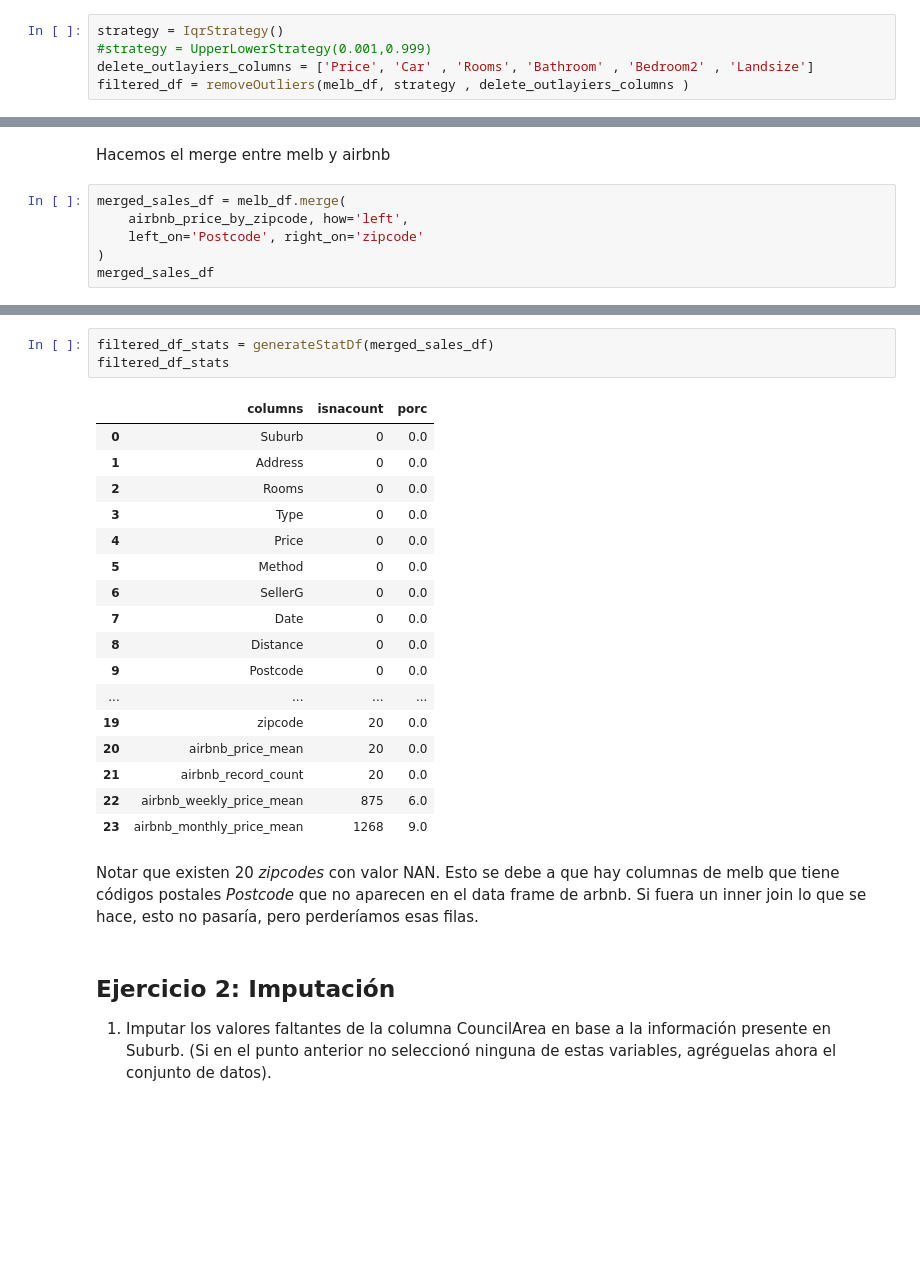
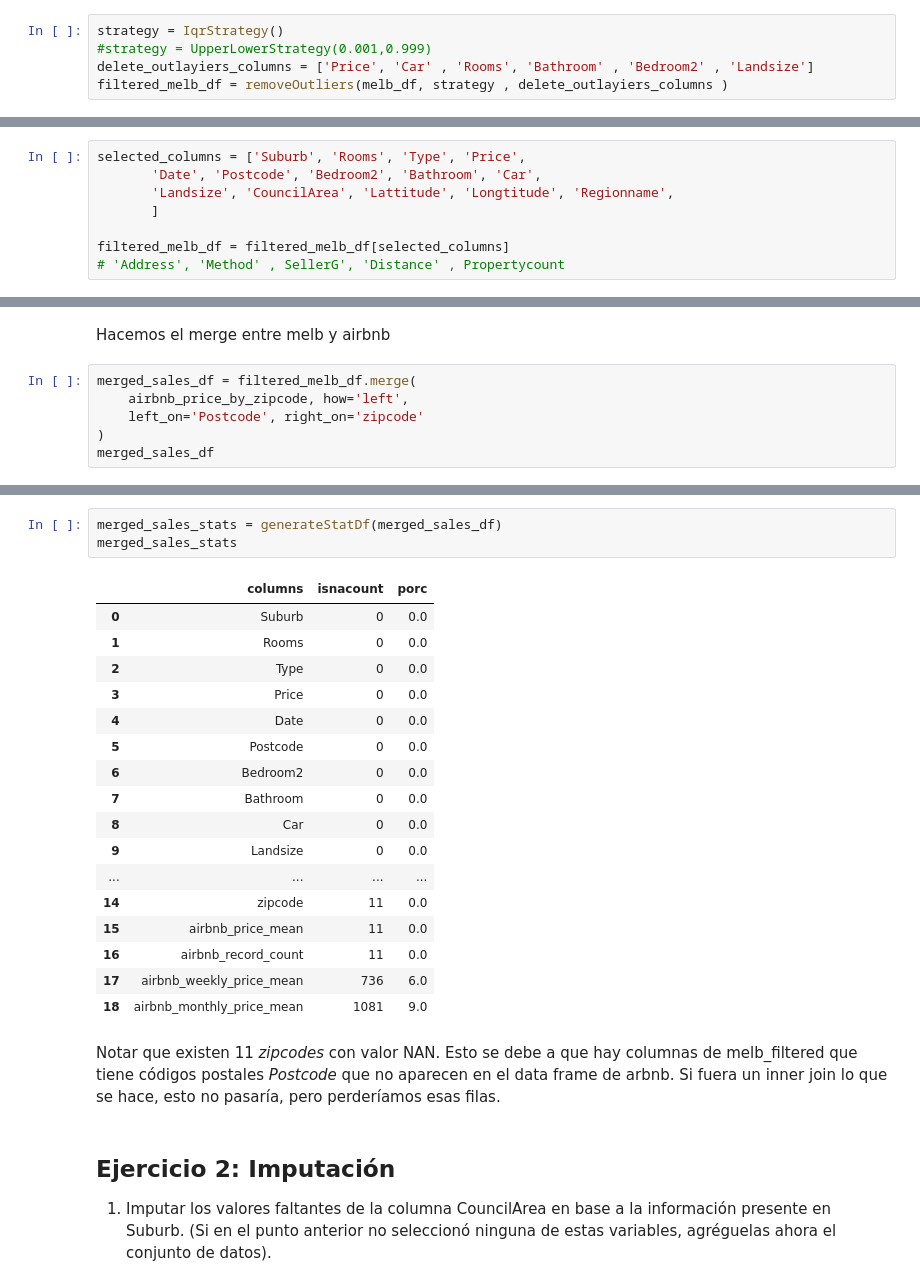
Before and after one commit to cgoviedo/Diplodatos, a Jupyter notebook: analisis_curacion/Entregable_Parte_1.ipynb, the cells around one changed output, grey strips where cells are left out. Cells and saved outputs as stored; diff of their text form; blank space fills up the shorter version.

```diff
--- a/analisis_curacion/Entregable_Parte_1.ipynb
+++ b/analisis_curacion/Entregable_Parte_1.ipynb
@@ -350,7 +332,7 @@ Eliminamos los valores extremos de las variables numéricas indicadas en *delete
 strategy = IqrStrategy()
 #strategy = UpperLowerStrategy(0.001,0.999)
 delete_outlayiers_columns = ['Price', 'Car' , 'Rooms', 'Bathroom' , 'Bedroom2' , 'Landsize']
-filtered_df = removeOutliers(melb_df, strategy , delete_outlayiers_columns )
+filtered_melb_df = removeOutliers(melb_df, strategy , delete_outlayiers_columns )
 # %% [markdown]
 Agrupamos por diferentes criterios al data frame que le eliminamos los outliers
 # %%
@@ -499,0 +492,8 @@ display_blox_plots(df = filtered_df , columns= columns_to_plot , displayGraph= c
+# %%
+selected_columns = ['Suburb', 'Rooms', 'Type', 'Price',
+       'Date', 'Postcode', 'Bedroom2', 'Bathroom', 'Car',
+       'Landsize', 'CouncilArea', 'Lattitude', 'Longtitude', 'Regionname',
+       ]
+
+filtered_melb_df = filtered_melb_df[selected_columns]
+# 'Address', 'Method' , SellerG', 'Distance' , Propertycount
@@ -618,7 +618,7 @@ airbnb_price_by_zipcode.describe()
 # %% [markdown]
 Hacemos el merge entre  melb y airbnb
 # %%
-merged_sales_df = melb_df.merge(
+merged_sales_df = filtered_melb_df.merge(
     airbnb_price_by_zipcode, how='left',
     left_on='Postcode', right_on='zipcode'
 )
@@ -666,26 +665,26 @@ merged_sales_df.describe()
 # %%
-filtered_df_stats = generateStatDf(merged_sales_df)
-filtered_df_stats
+merged_sales_stats = generateStatDf(merged_sales_df)
+merged_sales_stats
 # %% [output]
 |  | columns | isnacount | porc |
 | 0 | Suburb | 0 | 0.0 |
-| 1 | Address | 0 | 0.0 |
-| 2 | Rooms | 0 | 0.0 |
-| 3 | Type | 0 | 0.0 |
-| 4 | Price | 0 | 0.0 |
-| 5 | Method | 0 | 0.0 |
-| 6 | SellerG | 0 | 0.0 |
-| 7 | Date | 0 | 0.0 |
-| 8 | Distance | 0 | 0.0 |
-| 9 | Postcode | 0 | 0.0 |
+| 1 | Rooms | 0 | 0.0 |
+| 2 | Type | 0 | 0.0 |
+| 3 | Price | 0 | 0.0 |
+| 4 | Date | 0 | 0.0 |
+| 5 | Postcode | 0 | 0.0 |
+| 6 | Bedroom2 | 0 | 0.0 |
+| 7 | Bathroom | 0 | 0.0 |
+| 8 | Car | 0 | 0.0 |
+| 9 | Landsize | 0 | 0.0 |
 | ... | ... | ... | ... |
-| 19 | zipcode | 20 | 0.0 |
-| 20 | airbnb_price_mean | 20 | 0.0 |
-| 21 | airbnb_record_count | 20 | 0.0 |
-| 22 | airbnb_weekly_price_mean | 875 | 6.0 |
-| 23 | airbnb_monthly_price_mean | 1268 | 9.0 |
+| 14 | zipcode | 11 | 0.0 |
+| 15 | airbnb_price_mean | 11 | 0.0 |
+| 16 | airbnb_record_count | 11 | 0.0 |
+| 17 | airbnb_weekly_price_mean | 736 | 6.0 |
+| 18 | airbnb_monthly_price_mean | 1081 | 9.0 |
 # %% [markdown]
-Notar que existen 20 *zipcodes* con valor NAN. Esto se debe a que hay columnas de melb que tiene códigos postales *Postcode* que no aparecen en el data frame de arbnb. Si fuera un inner join lo que se hace, esto no pasaría, pero perderíamos esas filas.
+Notar que existen 11 *zipcodes* con valor NAN. Esto se debe a que hay columnas de melb_filtered que tiene códigos postales *Postcode* que no aparecen en el data frame de arbnb. Si fuera un inner join lo que se hace, esto no pasaría, pero perderíamos esas filas.
 # %% [markdown]
 ## Ejercicio 2: Imputación
 
```
Also changed, not shown: parts of 31 cells of this notebook, 1 other file.
